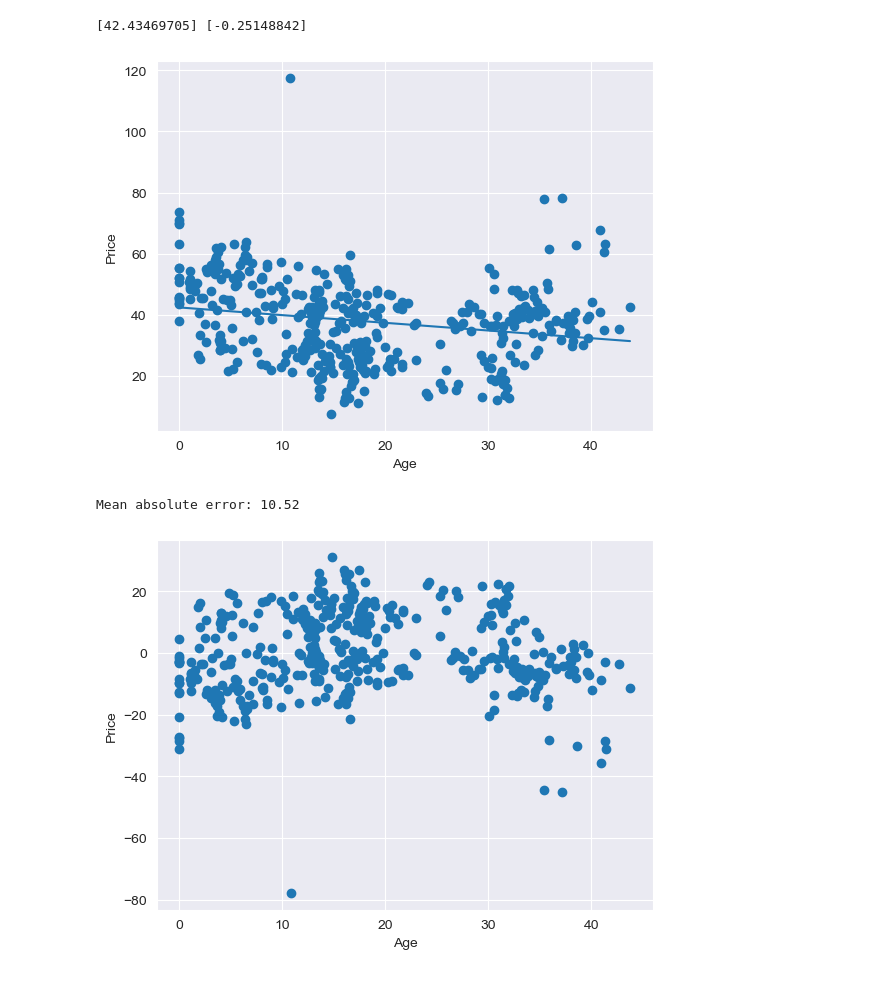
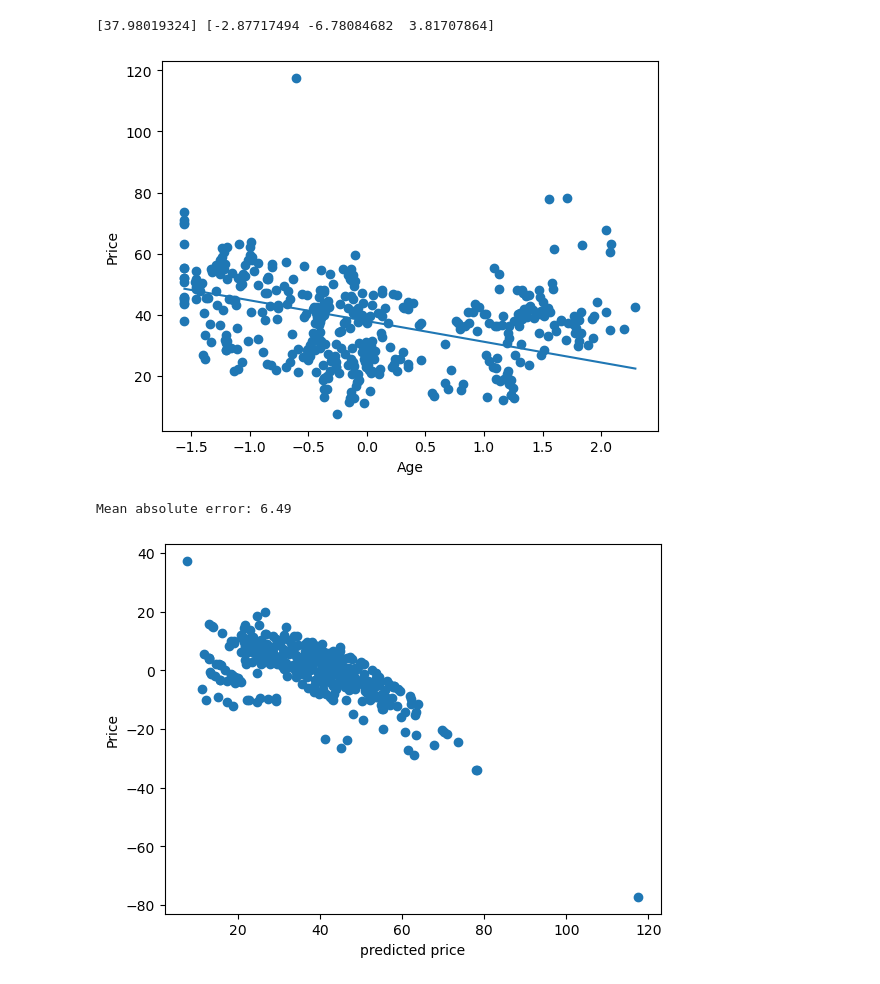
Before and after one commit to hinmiro/dataIsBeautifull_G2, a Jupyter notebook: assignments/Linear_regression.ipynb, the cells around one changed output. Cells and saved outputs as stored; diff of their text form; code cells hidden in the pictures.

```diff
--- a/assignments/Linear_regression.ipynb
+++ b/assignments/Linear_regression.ipynb
@@ -1,4 +1,6 @@
 # %%
+import pandas as pd
+from sklearn.preprocessing import StandardScaler
 from ucimlrepo import fetch_ucirepo
 import matplotlib.pyplot as plt
 
@@ -9,6 +11,6 @@ real_estate_valuation = fetch_ucirepo(id=477)
 X = real_estate_valuation.data.features
 y = real_estate_valuation.data.targets
 
-df = X[['X2 house age']]
+df = X[['X2 house age', 'X3 distance to the nearest MRT station', 'X4 number of convenience stores']]
 df
 # %% [output]
@@ -30,7 +30,9 @@ AttributeError: 'Index' object has no attribute '_format_flat'
 # %%
+scaler = StandardScaler()
+scaled = pd.DataFrame(scaler.fit_transform(df), columns=df.columns)
 # Ensure df and df2 have the same number of rows
 if len(X) == len(y):
-    plt.scatter(df, y.iloc[:, 0])  # Assuming you want to plot the first column of each DataFrame
+    plt.scatter(df['X2 house age'], y.iloc[:, 0])  # Assuming you want to plot the first column of each DataFrame
     plt.xlabel('X')
     plt.ylabel('Price')
     plt.show()
@@ -42,37 +44,37 @@ else:
 from sklearn.linear_model import LinearRegression
 
 model = LinearRegression()
-model.fit(df, y)
+model.fit(scaled, y)
 b0 = model.intercept_ # note the underscore!
 b1 = model.coef_[0] # returns a list containing a single element
 print(b0, b1)
 # %% [output]
-[42.43469705] [-0.25148842]
+[37.98019324] [-2.87717494 -6.78084682  3.81707864]
 # %%
 import numpy as np
 
-xs = np.linspace(df.min(), df.max())
-ys = b0 + b1 * xs
+xs = np.linspace(scaled['X2 house age'].min(), scaled['X2 house age'].max(), len(scaled))
+ys = b0 + b1[1] * xs
 plt.plot(xs, ys)
-plt.scatter(df, y)
+plt.scatter(scaled['X2 house age'],y)
 plt.xlabel('Age')
 plt.ylabel('Price')
 plt.show()
 # %% [output]
-[figure, old version]
+[figure, new version]
 # %%
 from sklearn.metrics import mean_absolute_error
 
-preds = model.predict(df)
+preds = model.predict(scaled)
 
 print("Mean absolute error: %.2f" % mean_absolute_error(y, preds))
 # %% [output]
-Mean absolute error: 10.52
+Mean absolute error: 6.49
 # %%
-plt.scatter(df, preds - y)
+plt.scatter(y, preds-y)
 
-plt.xlabel('Age')
+plt.xlabel('predicted price')
 plt.ylabel('Price')
 plt.show()
 # %% [output]
-[figure, old version]
+[figure, new version]
```
Also changed, not shown: parts of 3 cells of this notebook.
